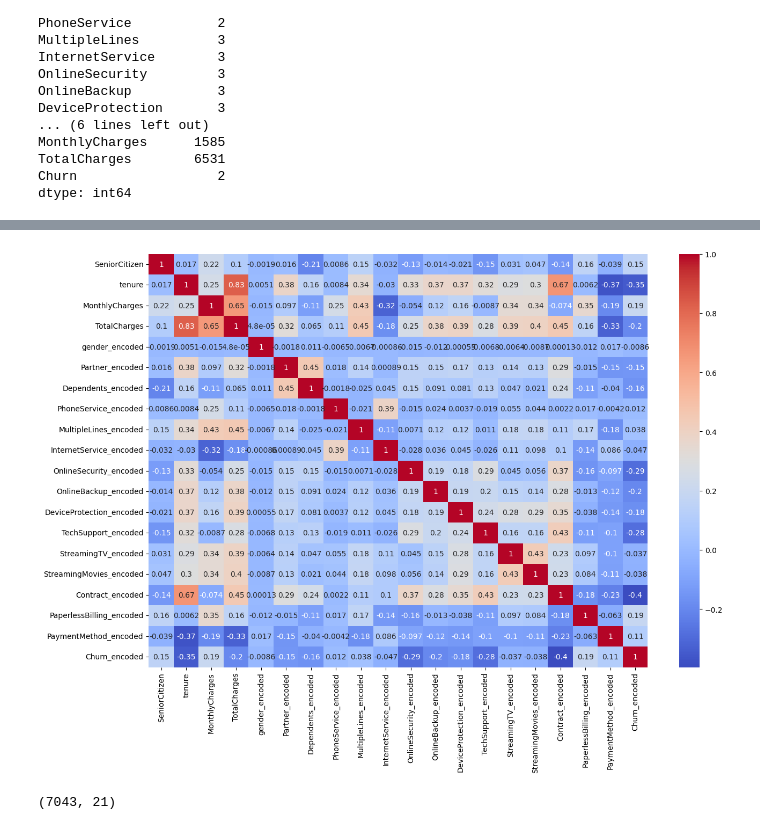
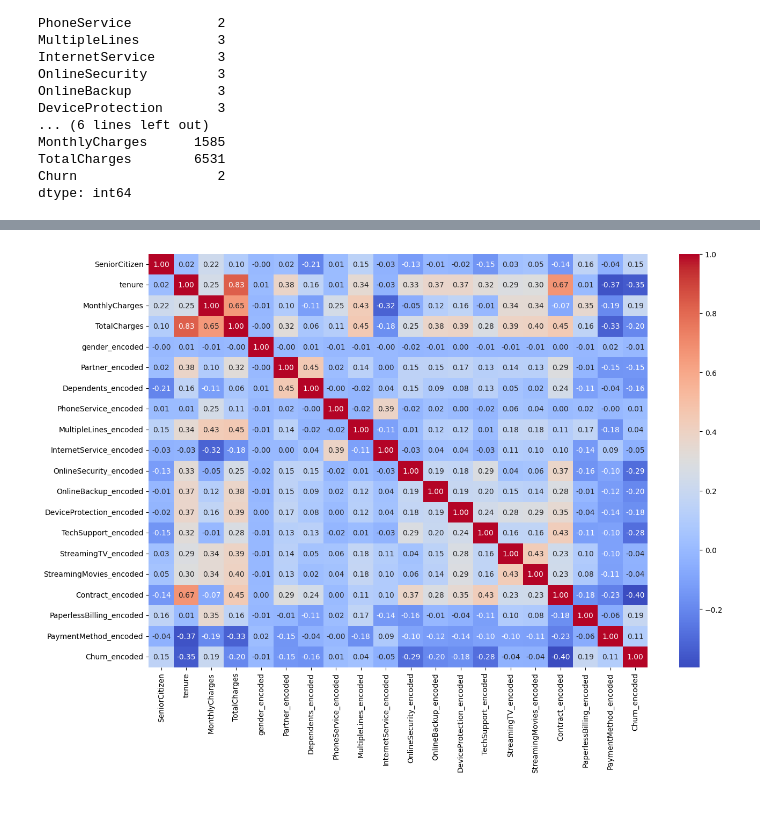
Before and after one commit to striversahil/Churn_Pred, a Jupyter notebook: analysis/EDA.ipynb, the cells around one changed output, grey strips where cells are left out. Cells and saved outputs as stored; diff of their text form; code cells hidden in the pictures.

```diff
--- a/analysis/EDA.ipynb
+++ b/analysis/EDA.ipynb
@@ -92,7 +98,17 @@ df_encoded['TotalCharges'].fillna(df_encoded['TotalCharges'].mean())
 
 
 df_encoded.drop('customerID', axis=1 , inplace=True)
+df_encoded.fillna(df_encoded.median() , inplace=True)
 df_encoded.info()
+
+
+
+# Train Test Split
+
+X = df_encoded.drop('Churn_encoded' , axis=1)
+y = df_encoded['Churn_encoded']
+
+X_train , X_test , y_train , y_test = train_test_split(X , y , test_size=0.2 , random_state=42 , shuffle=True)
 # %% [output]
 <class 'pandas.core.frame.DataFrame'>
 RangeIndex: 7043 entries, 0 to 7042
@@ -119,0 +138,7 @@ For example, when doing 'df[col].method(value, inplace=True)', try using 'df.met
+# %%
+scalar = StandardScaler()
+
+df_standard = scalar.fit_transform(df_encoded)
+df_standard = pd.DataFrame(df_standard , columns=df_encoded.columns)
+
+df_standard.head()
@@ -120,10 +152,7 @@ For example, when doing 'df[col].method(value, inplace=True)', try using 'df.met
 # %%
+
 plt.figure(figsize=(15,10))
-sns.heatmap(df_encoded.corr() , annot=True , cmap='coolwarm')
+sns.heatmap(df_standard.corr() , annot=True , fmt='.2f' , cmap='coolwarm')
 plt.show()
 # %% [output]
-[figure, old version]
+[figure, new version]
-# %%
-df.shape
-# %% [output]
-(7043, 21)
```
Also changed, not shown: parts of 9 cells of this notebook.
